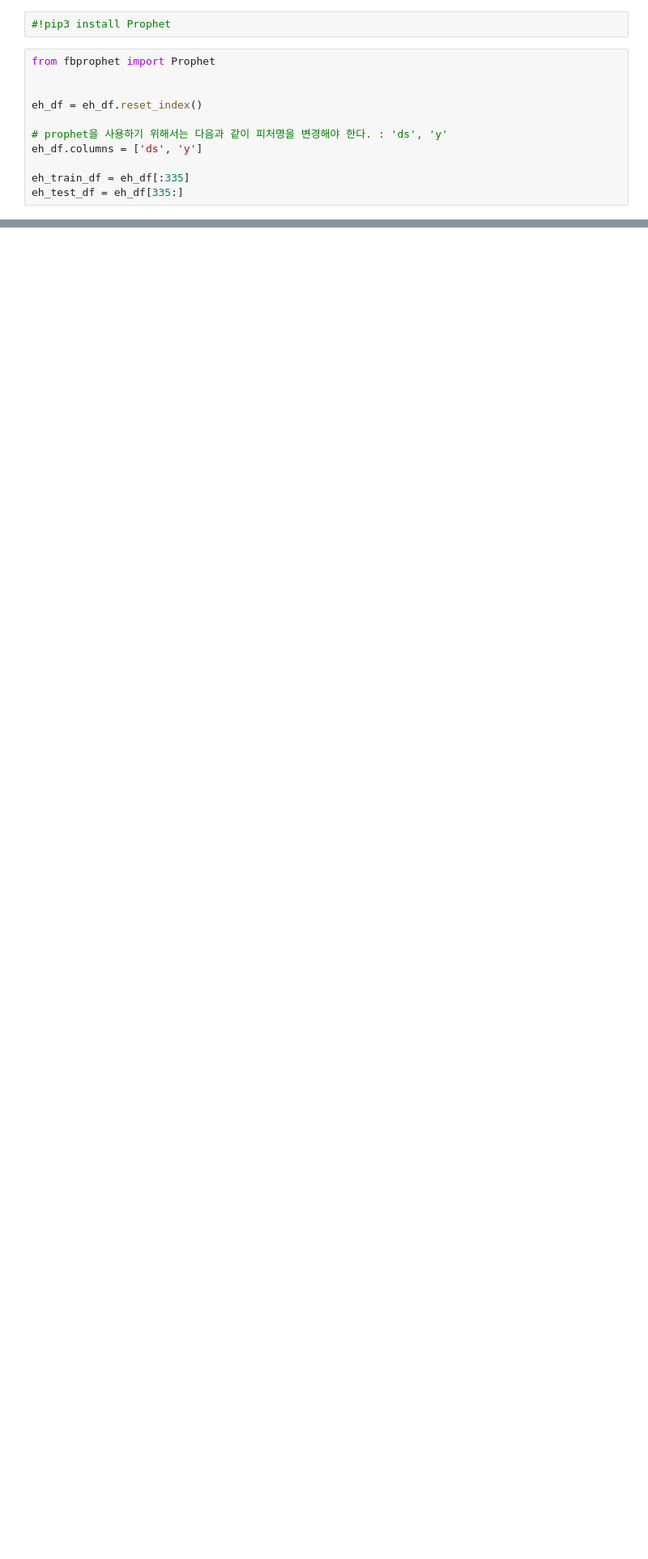
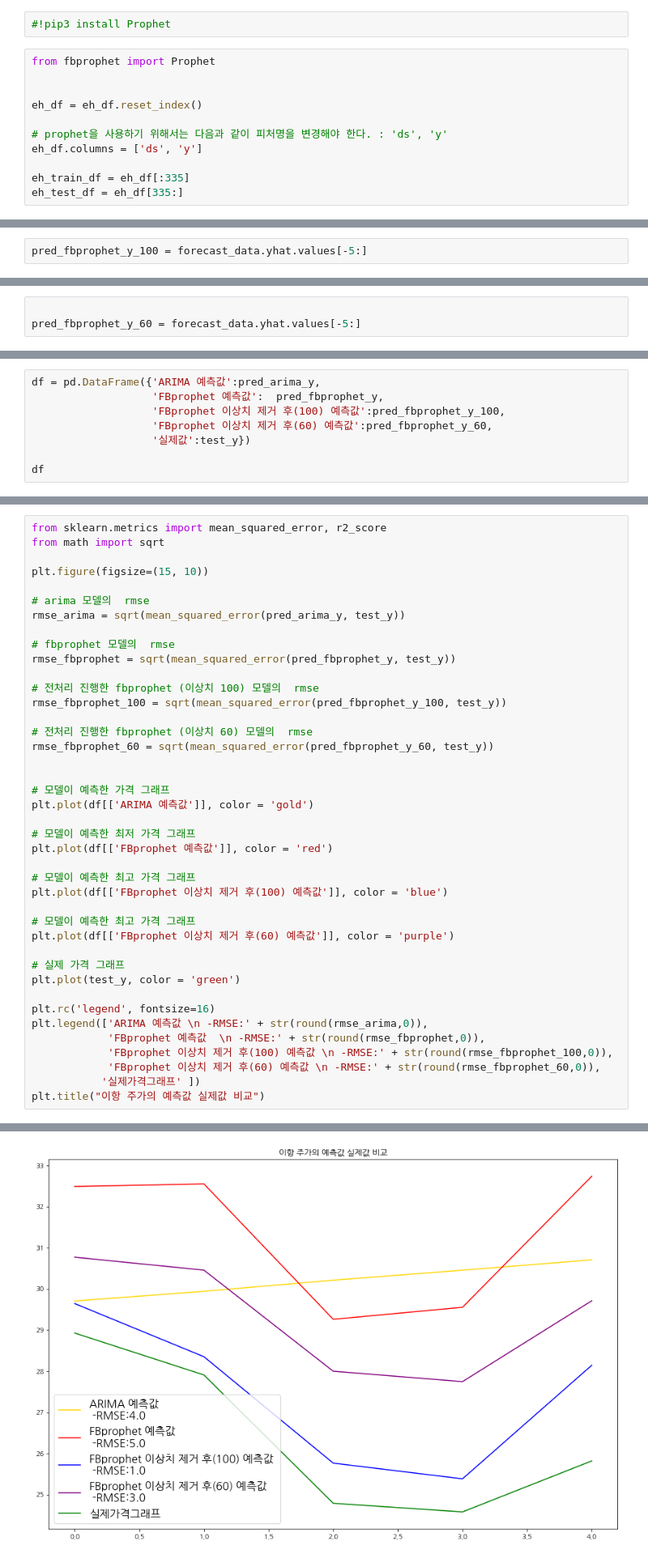
Before and after one commit to goldang01/python_data_analysis_study, a Jupyter notebook: Ehang.ipynb, the cells around one changed output, grey strips where cells are left out. Shown at 81% size. Cells and saved outputs as stored; diff of their text form; blank space fills up the shorter version.

```diff
--- a/Ehang.ipynb
+++ b/Ehang.ipynb
@@ -957,0 +908,2 @@ Text(0.5, 1.0, '값 비교')
+# %%
+pred_fbprophet_y_100 = forecast_data.yhat.values[-5:]
@@ -957,0 +939,3 @@ Text(0.5, 1.0, '값 비교')
+# %%
+
+pred_fbprophet_y_60 = forecast_data.yhat.values[-5:]
@@ -957,0 +948,8 @@ Text(0.5, 1.0, '값 비교')
+# %%
+df = pd.DataFrame({'ARIMA 예측값':pred_arima_y,
+                   'FBprophet 예측값':  pred_fbprophet_y,
+                   'FBprophet 이상치 제거 후(100) 예측값':pred_fbprophet_y_100,
+                   'FBprophet 이상치 제거 후(60) 예측값':pred_fbprophet_y_60,
+                   '실제값':test_y})
+
+df
@@ -957,0 +966,42 @@ Text(0.5, 1.0, '값 비교')
+# %%
+from sklearn.metrics import mean_squared_error, r2_score
+from math import sqrt
+
+plt.figure(figsize=(15, 10))
+
+# arima 모델의  rmse
+rmse_arima = sqrt(mean_squared_error(pred_arima_y, test_y))
+
+# fbprophet 모델의  rmse
+rmse_fbprophet = sqrt(mean_squared_error(pred_fbprophet_y, test_y))
+
+# 전처리 진행한 fbprophet (이상치 100) 모델의  rmse
+rmse_fbprophet_100 = sqrt(mean_squared_error(pred_fbprophet_y_100, test_y))
+
+# 전처리 진행한 fbprophet (이상치 60) 모델의  rmse
+rmse_fbprophet_60 = sqrt(mean_squared_error(pred_fbprophet_y_60, test_y))
+
+
+# 모델이 예측한 가격 그래프
+plt.plot(df[['ARIMA 예측값']], color = 'gold')
+
+# 모델이 예측한 최저 가격 그래프
+plt.plot(df[['FBprophet 예측값']], color = 'red')
+
+# 모델이 예측한 최고 가격 그래프
+plt.plot(df[['FBprophet 이상치 제거 후(100) 예측값']], color = 'blue')
+
+# 모델이 예측한 최고 가격 그래프
+plt.plot(df[['FBprophet 이상치 제거 후(60) 예측값']], color = 'purple')
+
+# 실제 가격 그래프
+plt.plot(test_y, color = 'green')
+
+plt.rc('legend', fontsize=16)
+plt.legend(['ARIMA 예측값 \n -RMSE:' + str(round(rmse_arima,0)),
+            'FBprophet 예측값  \n -RMSE:' + str(round(rmse_fbprophet,0)),
+            'FBprophet 이상치 제거 후(100) 예측값 \n -RMSE:' + str(round(rmse_fbprophet_100,0)),
+            'FBprophet 이상치 제거 후(60) 예측값 \n -RMSE:' + str(round(rmse_fbprophet_60,0)),
+           '실제가격그래프' ])
+plt.title("이항 주가의 예측값 실제값 비교")
+# %% [output]
@@ -958,3 +1009,4 @@ Text(0.5, 1.0, '값 비교')
+[figure, added]
 # %% [markdown]
 ### 총평
 
```
Also changed, not shown: parts of 60 cells of this notebook.
